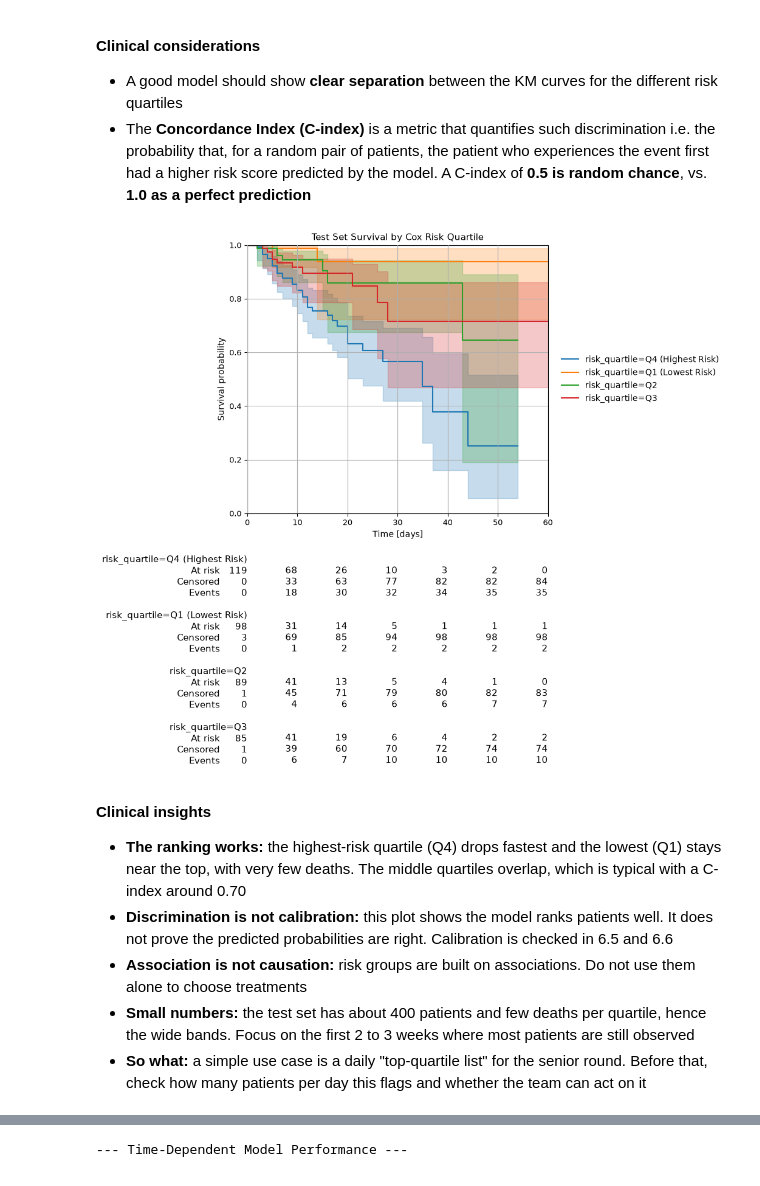
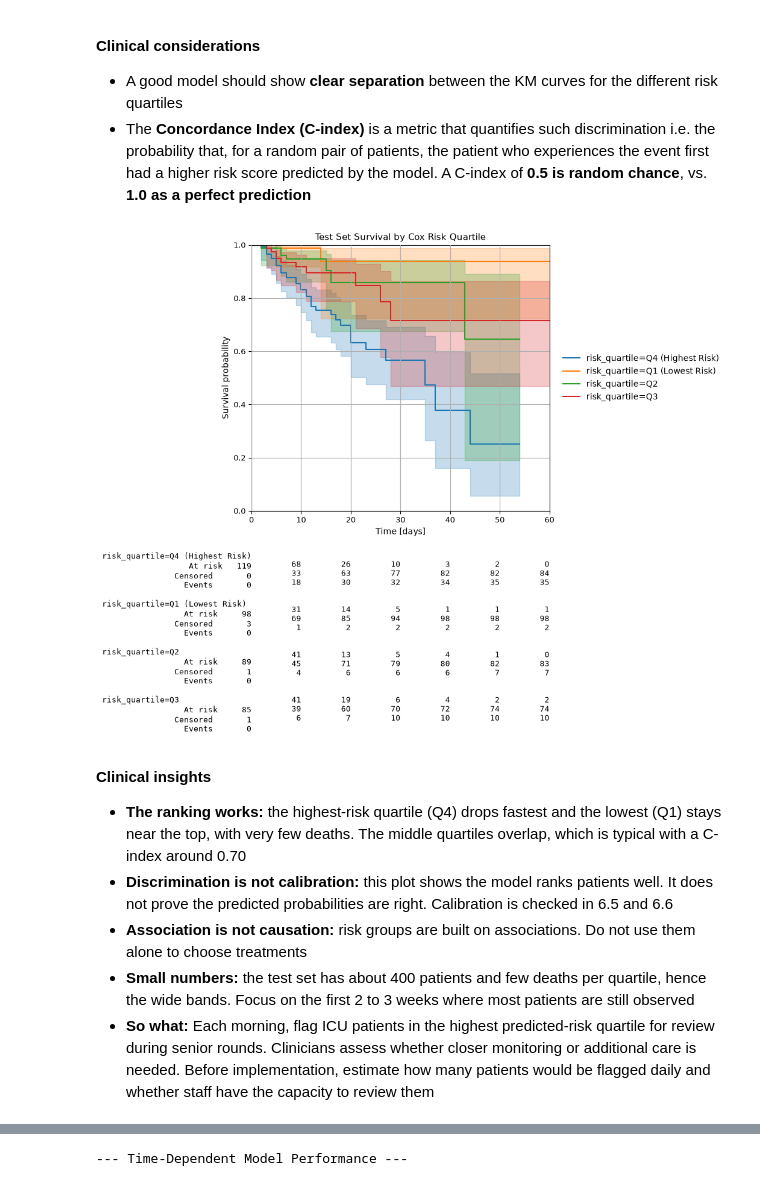
Before and after one commit to IE-ML-for-Healthcare/ICU_Survival_analysis, a Jupyter notebook: 02_ICU_Survival_analysis_CPH.ipynb, the cells around one changed output, grey strips where cells are left out. Drawn from its saved outputs; the diff is of its cells as text; code cells hidden in the pictures.

```diff
--- a/02_ICU_Survival_analysis_CPH.ipynb
+++ b/02_ICU_Survival_analysis_CPH.ipynb
@@ -746,48 +746,80 @@ test_groups = pd.cut(risk_test, bins=bins, labels=labels, include_lowest=True)
 
 # 3) Prepare evaluation DataFrame for the test set
 test_eval_df = pd.concat(
-    [y_test[["duration_days", "event_death"]].copy(),
-     pd.Series(test_groups, index=X_test_cox.index, name="risk_quartile")],
+    [
+        y_test[["duration_days", "event_death"]].copy(),
+        pd.Series(test_groups, index=X_test_cox.index, name="risk_quartile")
+    ],
     axis=1
 ).rename(columns={"duration_days": "duration", "event_death": "event"})
 
-# 4) Plot with a larger figure size
+# 4) Plot Kaplan-Meier curves
 fig, ax, logrank = utils.km_by_group(
     df=test_eval_df,
     group_col="risk_quartile",
     time_col="duration",
     event_col="event",
     xmax=60,
     show_table=True,
     figsize=(10, 6)
 )
 
 ax.set_title("Test Set Survival by Cox Risk Quartile", fontsize=11)
 ax.set_xlabel(ax.get_xlabel(), fontsize=10)
 ax.set_ylabel(ax.get_ylabel(), fontsize=10)
-ax.tick_params(axis='both', which='major', labelsize=9)
+ax.tick_params(axis="both", which="major", labelsize=9)
 
 for item in ax.texts:
     item.set_fontsize(9)
 
 ax.legend(
-    loc='center left',
+    loc="center left",
     bbox_to_anchor=(1.02, 0.5),
     frameon=False,
     fontsize=10
 )
 
+# 5) Align all risk-table group names to the same left margin
+# lifelines right-aligns multiline labels by default.
+# Pad shorter group names on the right using a monospaced font,
+# preserving the alignment of numeric columns.
+risk_ax = fig.axes[-1]
+
+risk_ticks = risk_ax.get_xticklabels()
+tick_texts = [tick.get_text() for tick in risk_ticks]
+
+group_names = [f"risk_quartile={label}" for label in labels]
+max_width = max(len(name) for name in group_names)
+
+if tick_texts:
+    first_tick = tick_texts[0]
+
+    for name in group_names:
+        first_tick = first_tick.replace(
+            f"{name}\n",
+            f"{name.ljust(max_width)}\n"
+        )
+
+    tick_texts[0] = first_tick
+
+    risk_ax.set_xticklabels(
+        tick_texts,
+        ha="right",
+        fontfamily="DejaVu Sans Mono",
+        fontsize=9
+    )
+
 fig.subplots_adjust(right=0.75, bottom=0.2)
 plt.show()
 # %% [output]
-[figure, old version]
+[figure, new version]
 # %% [markdown]
 **Clinical insights**
 - **The ranking works:** the highest-risk quartile (Q4) drops fastest and the lowest (Q1) stays near the top, with very few deaths. The middle quartiles overlap, which is typical with a C-index around 0.70
 - **Discrimination is not calibration:** this plot shows the model ranks patients well. It does not prove the predicted probabilities are right. Calibration is checked in 6.5 and 6.6
 - **Association is not causation:** risk groups are built on associations. Do not use them alone to choose treatments
 - **Small numbers:** the test set has about 400 patients and few deaths per quartile, hence the wide bands. Focus on the first 2 to 3 weeks where most patients are still observed
-- **So what:** a simple use case is a daily "top-quartile list" for the senior round. Before that, check how many patients per day this flags and whether the team can act on it
+- **So what:** Each morning, flag ICU patients in the highest predicted-risk quartile for review during senior rounds. Clinicians assess whether closer monitoring or additional care is needed. Before implementation, estimate how many patients would be flagged daily and whether staff have the capacity to review them
 # %% [markdown]
 ## 6.2 Personalized Survival Predictions
 
```
Also changed, not shown: parts of 21 cells of this notebook.
